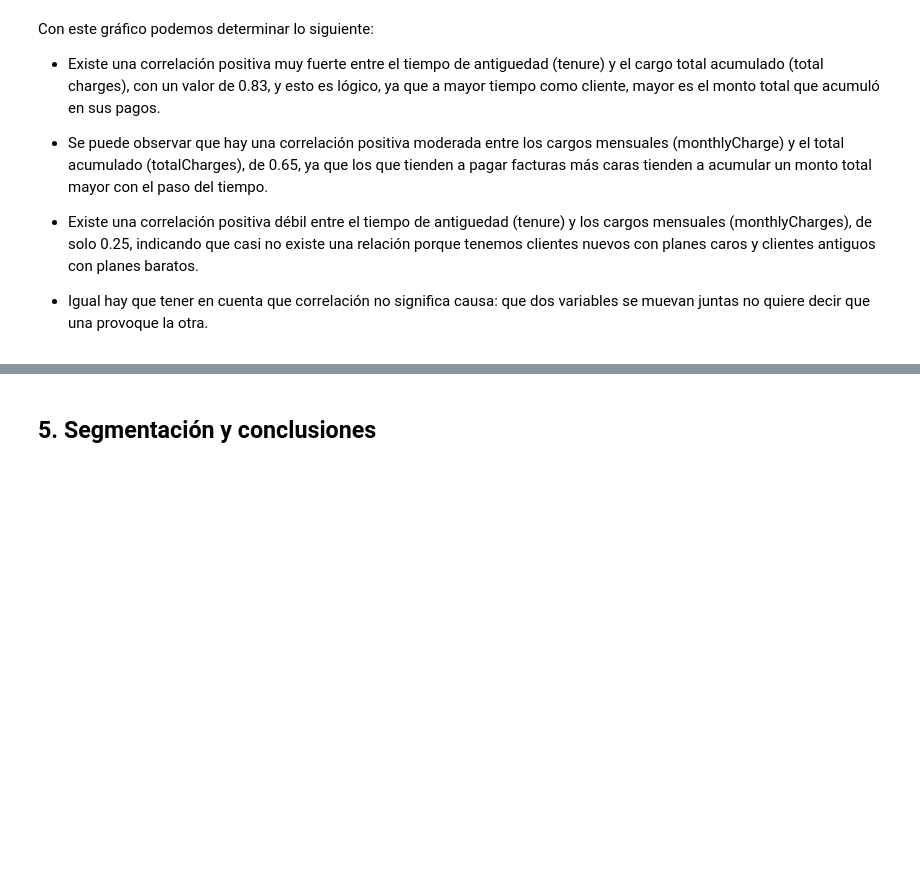
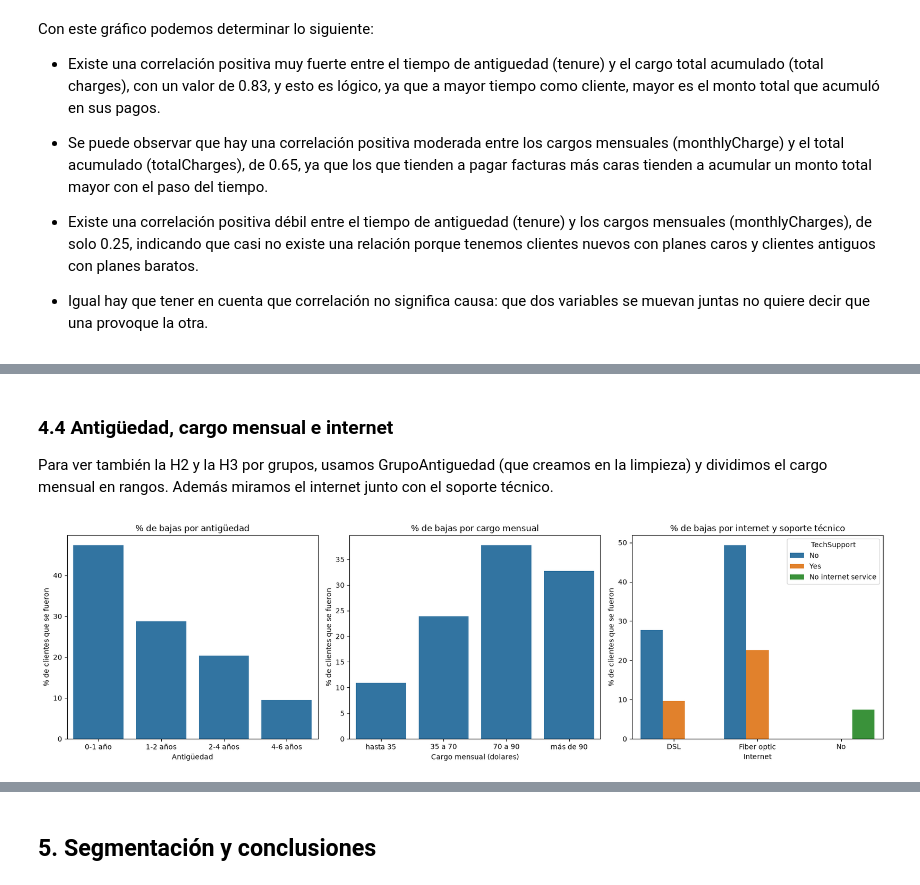
Before and after one commit to andyargg/tpi-analisis-de-datos, a Jupyter notebook: notebooks/TPI_Analisis_de_Datos.ipynb, the cells around one changed output, grey strips where cells are left out. Cells and saved outputs as stored; diff of their text form; code cells hidden in the pictures; blank space fills up the shorter version.

```diff
--- a/notebooks/TPI_Analisis_de_Datos.ipynb
+++ b/notebooks/TPI_Analisis_de_Datos.ipynb
@@ -720,0 +621,34 @@ plt.show()
+# %% [markdown]
+### 4.4 Antigüedad, cargo mensual e internet
+
+Para ver también la H2 y la H3 por grupos, usamos GrupoAntiguedad (que creamos en la limpieza) y
+dividimos el cargo mensual en rangos. Además miramos el internet junto con el soporte técnico.
+# %%
+rango_cargo = pd.cut(df["MonthlyCharges"], bins=[0, 35, 70, 90, 120],
+                     labels=["hasta 35", "35 a 70", "70 a 90", "más de 90"])
+
+tasa_antiguedad = df.groupby("GrupoAntiguedad", observed=True)["ChurnNum"].mean() * 100
+tasa_cargo = df.groupby(rango_cargo, observed=True)["ChurnNum"].mean() * 100
+tasa_internet = (df.groupby(["InternetService", "TechSupport"])["ChurnNum"].mean() * 100).reset_index()
+
+fig, axes = plt.subplots(1, 3, figsize=(17, 5))
+
+sns.barplot(x=tasa_antiguedad.index, y=tasa_antiguedad.values, ax=axes[0])
+axes[0].set_title("% de bajas por antigüedad")
+axes[0].set_xlabel("Antigüedad")
+axes[0].set_ylabel("% de clientes que se fueron")
+
+sns.barplot(x=tasa_cargo.index, y=tasa_cargo.values, ax=axes[1])
+axes[1].set_title("% de bajas por cargo mensual")
+axes[1].set_xlabel("Cargo mensual (dolares)")
+axes[1].set_ylabel("% de clientes que se fueron")
+
+sns.barplot(data=tasa_internet, x="InternetService", y="ChurnNum", hue="TechSupport", ax=axes[2])
+axes[2].set_title("% de bajas por internet y soporte técnico")
+axes[2].set_xlabel("Internet")
+axes[2].set_ylabel("% de clientes que se fueron")
+
+plt.tight_layout()
+plt.show()
+# %% [output]
+[figure, added]
```
Also changed, not shown: parts of 22 cells of this notebook.
